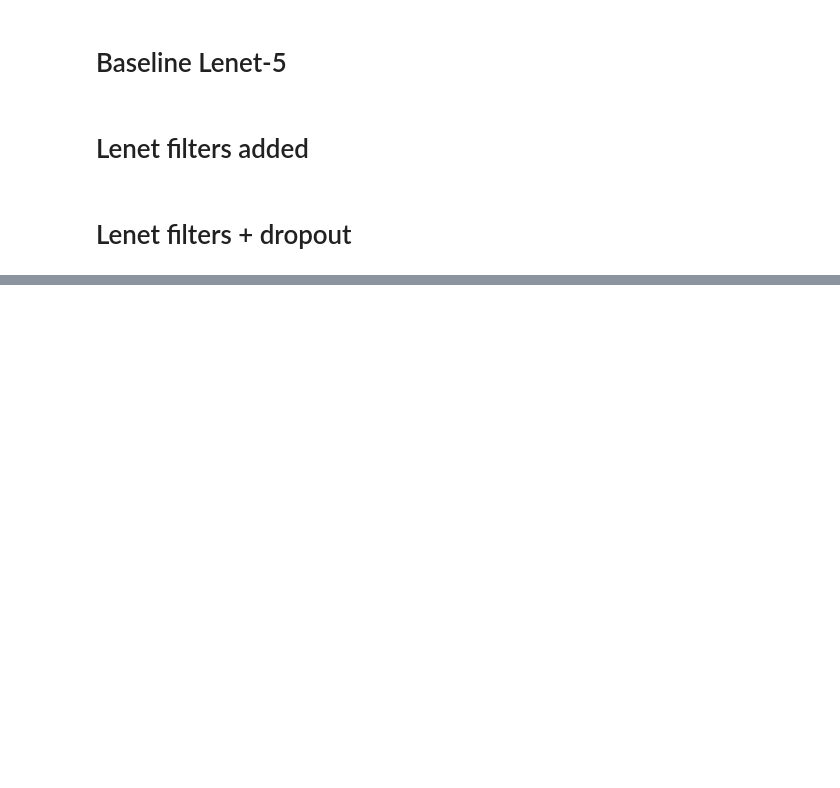
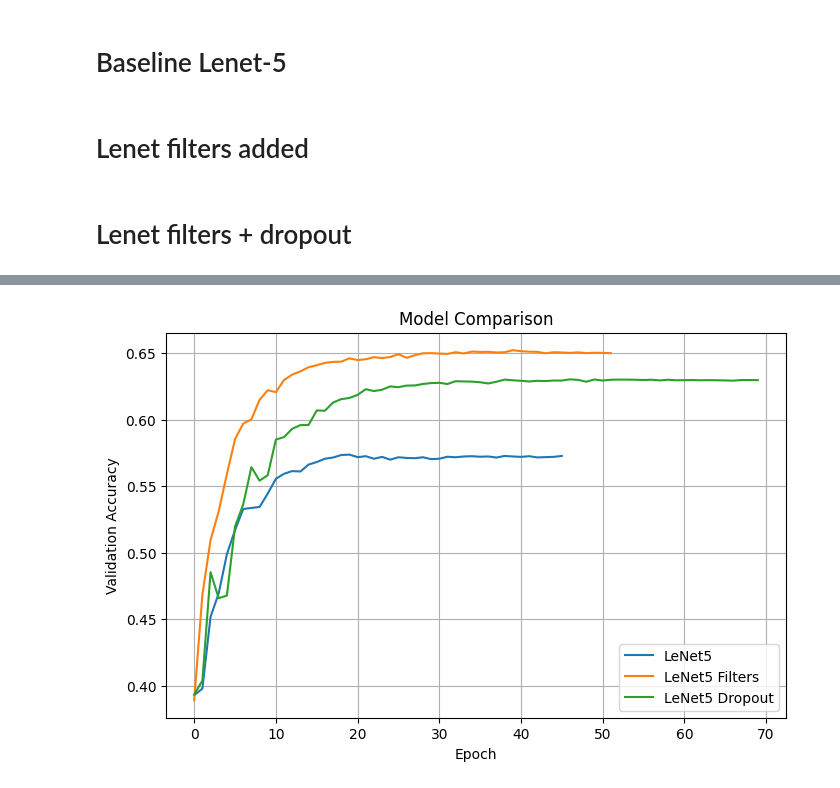
Before and after one commit to lottelaan98/ComputerVision_Assign3, a Jupyter notebook: cnn.ipynb, the cells around one changed output, grey strips where cells are left out. Cells and saved outputs as stored; diff of their text form; code cells hidden in the pictures; blank space fills up the shorter version.

```diff
--- a/cnn.ipynb
+++ b/cnn.ipynb
@@ -323,3 +353,18 @@ with open('training_history.json', 'w') as f:
+# %%
+plt.figure(figsize=(8,5))
+
+plt.plot(history['LeNet5']['val_acc'], label="LeNet5")
+plt.plot(history['LeNet5_Filters']['val_acc'], label="LeNet5 Filters")
+plt.plot(history['LeNet5_Dropout']['val_acc'], label="LeNet5 Dropout")
+
+plt.xlabel("Epoch")
+plt.ylabel("Validation Accuracy")
+plt.title("Model Comparison")
+plt.legend()
+plt.grid(True)
+plt.show()
+# %% [output]
+[figure, added]
 # %%
 for model_name, data in history.items():
     plt.figure(figsize=(12, 4))
```
Also changed, not shown: parts of 18 cells of this notebook, 1 other file.
